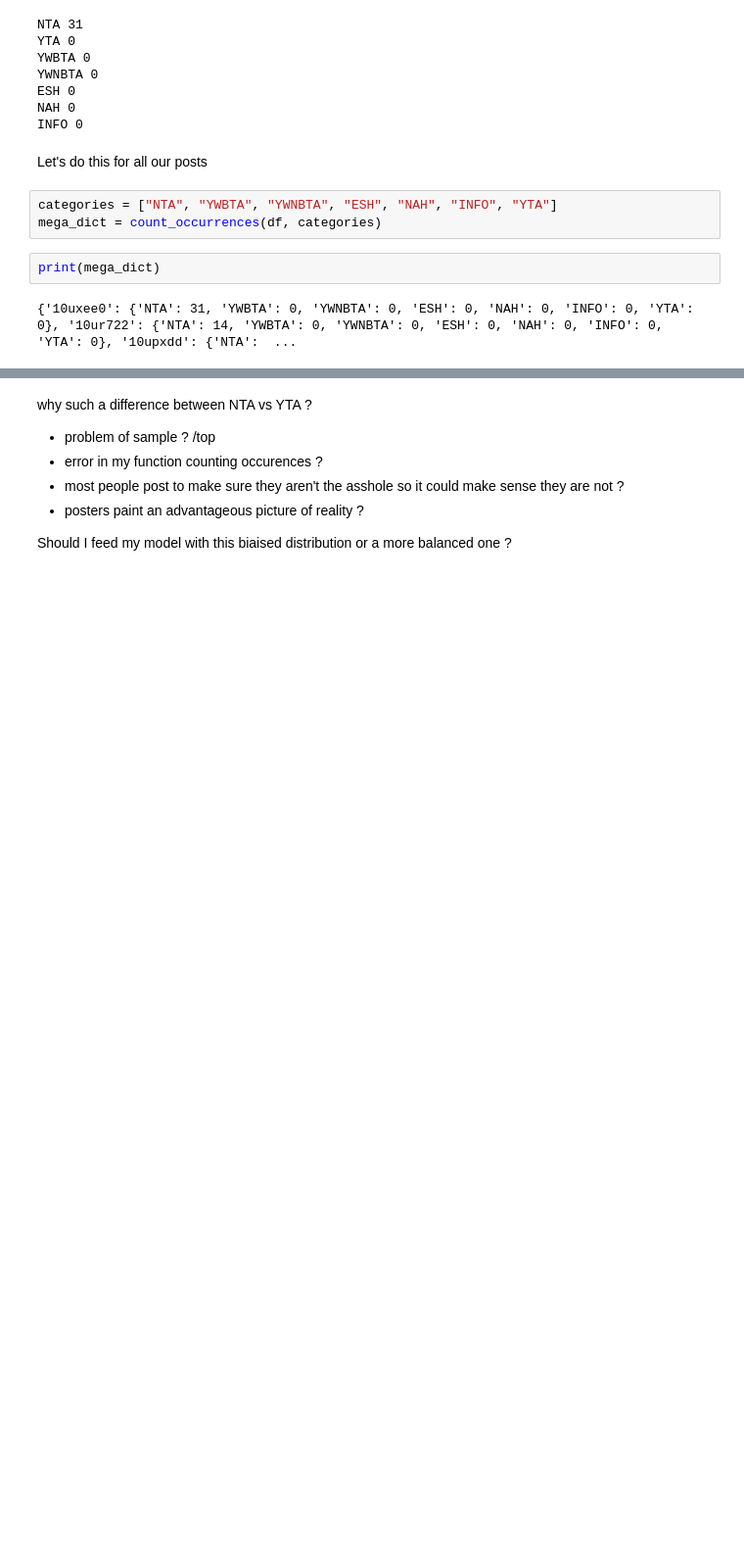
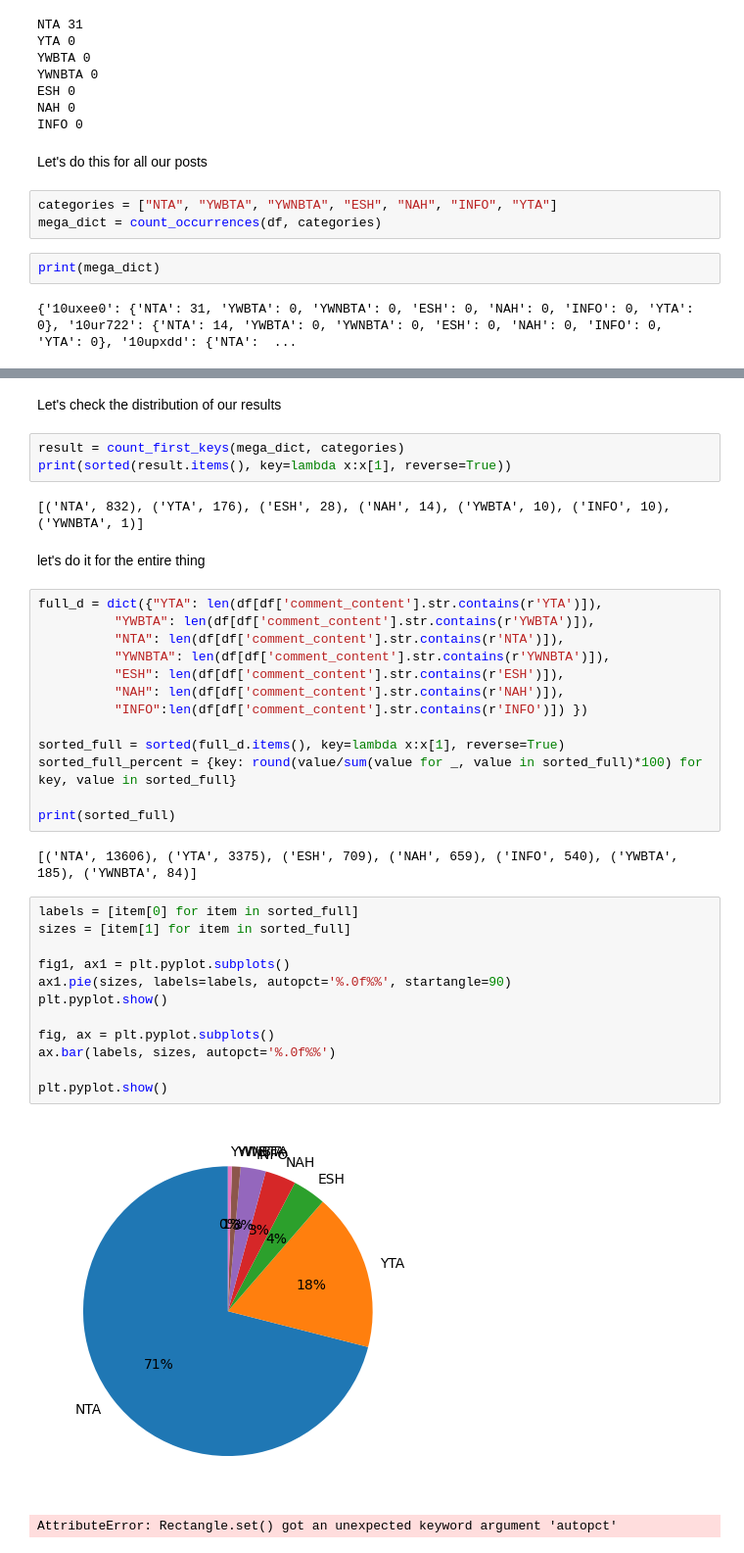
Before and after one commit to Nico404/AITA_data_exploration_and_ML, a Jupyter notebook: AITA_data_exploration.ipynb, the cells around one changed output, grey strips where cells are left out. Shown: that part at 98% size. Saved outputs shown, nothing was run; the diff lists cells and outputs as text; blank space fills up the shorter version.

```diff
--- a/AITA_data_exploration.ipynb
+++ b/AITA_data_exploration.ipynb
@@ -305,8 +282,39 @@ print(sorted(full_d.items(), key=lambda x:x[1], reverse=True))
-# %% [markdown]
-why such a difference between NTA vs YTA ?
-- problem of sample ? /top
-- error in my function counting occurences ?
-- most people post to make sure they aren't the asshole so it could make sense they are not ?
-- posters paint an advantageous picture of reality ?
-
-Should I feed my model with this biaised distribution or a more balanced one ?
+# %% [markdown]
+Let's check the distribution of our results
+# %%
+result = count_first_keys(mega_dict, categories)
+print(sorted(result.items(), key=lambda x:x[1], reverse=True))
+# %% [output]
+[('NTA', 832), ('YTA', 176), ('ESH', 28), ('NAH', 14), ('YWBTA', 10), ('INFO', 10), ('YWNBTA', 1)]
+# %% [markdown]
+let's do it for the entire thing
+# %%
+full_d = dict({"YTA": len(df[df['comment_content'].str.contains(r'YTA')]),
+          "YWBTA": len(df[df['comment_content'].str.contains(r'YWBTA')]),
+          "NTA": len(df[df['comment_content'].str.contains(r'NTA')]),
+          "YWNBTA": len(df[df['comment_content'].str.contains(r'YWNBTA')]),
+          "ESH": len(df[df['comment_content'].str.contains(r'ESH')]),
+          "NAH": len(df[df['comment_content'].str.contains(r'NAH')]),
+          "INFO":len(df[df['comment_content'].str.contains(r'INFO')]) })
+
+sorted_full = sorted(full_d.items(), key=lambda x:x[1], reverse=True)
+sorted_full_percent = {key: round(value/sum(value for _, value in sorted_full)*100) for key, value in sorted_full}
+
+print(sorted_full)
+# %% [output]
+[('NTA', 13606), ('YTA', 3375), ('ESH', 709), ('NAH', 659), ('INFO', 540), ('YWBTA', 185), ('YWNBTA', 84)]
+# %%
+labels = [item[0] for item in sorted_full]
+sizes = [item[1] for item in sorted_full]
+
+fig1, ax1 = plt.pyplot.subplots()
+ax1.pie(sizes, labels=labels, autopct='%.0f%%', startangle=90)
+plt.pyplot.show()
+
+fig, ax = plt.pyplot.subplots()
+ax.bar(labels, sizes, autopct='%.0f%%')
+
+plt.pyplot.show()
+# %% [output]
+[figure, added]
+AttributeError: Rectangle.set() got an unexpected keyword argument 'autopct'
```
Also changed, not shown: parts of 8 cells of this notebook.
